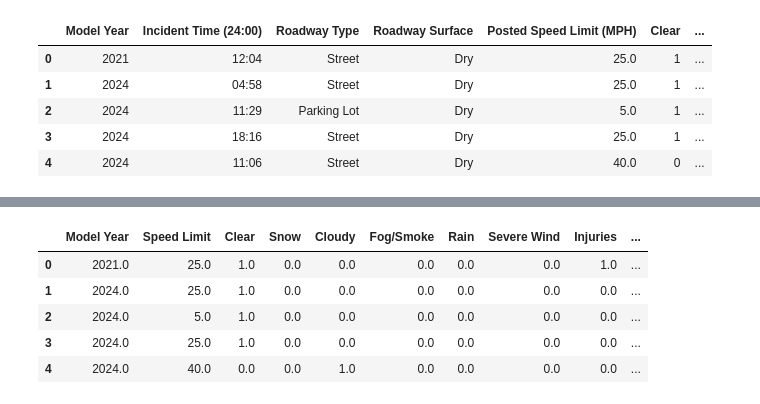
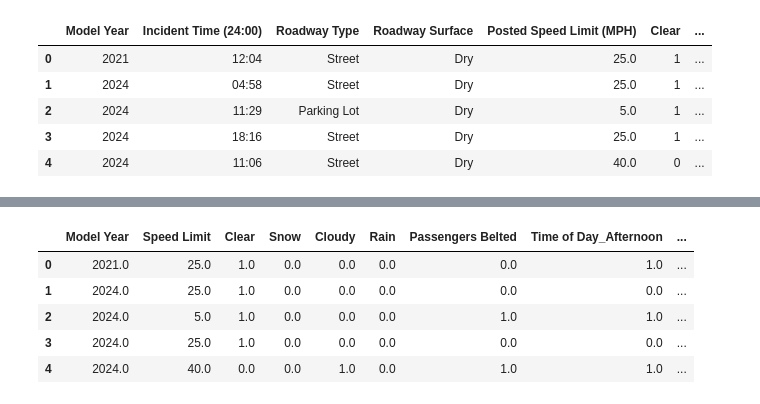
Before and after one commit to KevinPCarney/Project-04-Group-05, a Jupyter notebook: Machine Learning/car_crash_ml_notebook.ipynb, the cells around one changed output, grey strips where cells are left out. Cells and saved outputs as stored; diff of their text form; code cells hidden in the pictures.

```diff
--- a/Machine Learning/car_crash_ml_notebook.ipynb
+++ b/Machine Learning/car_crash_ml_notebook.ipynb
@@ -72,7 +87,7 @@ def categorize_time(incident_time): #X-pert advised
         elif "10:00" <= incident_time <= "16:00":
             return "Afternoon"
         else:
-            return "Evening / Night"
+            return "Night"
     else:
         return None  # or return a default value, e.g., "Unknown"
 
@@ -123,0 +123,6 @@ memory usage: 140.1+ KB
+# %%
+df_ml['Roadway Type'] = df_ml['Roadway Type'].replace({
+    'Unknown': 'Other',
+    'Traffic Circle': 'Other',
+    'Parking Lot': 'Other'
+})
@@ -123,0 +138,5 @@ memory usage: 140.1+ KB
+# %%
+df_ml['Roadway Surface'] = df_ml['Roadway Surface'].replace({
+    'Unknown': 'Wet',
+    'Snow / Slush / Ice': 'Wet'
+})
@@ -240,11 +213,10 @@ numeric_transformer = Pipeline(steps=[
     # ('scaler', StandardScaler())])
 
 # # Define preprocessing for the binary features ('CryoSleep', 'VIP', 'Side')
-binary_features = ['Clear', 'Snow', 'Cloudy', 'Fog/Smoke', 'Rain',
-       'Severe Wind', 'Injuries', 'Passengers Belted']
+binary_features = ['Clear', 'Snow', 'Cloudy', 'Rain', 'Passengers Belted']
 binary_transformer = Pipeline(steps=[
     ('imputer', SimpleImputer(strategy='most_frequent', missing_values=pd.NA)),
-    ('label', OrdinalEncoder())])  # Label encode for binary feature
+    ('label', OrdinalEncoder(handle_unknown='use_encoded_value', unknown_value=-1))])  # Label encode for binary feature
 
 # # Define preprocessing for categorical features ('HomePlanet', 'Destination', 'Deck')
 categorical_features = ['Time of Day', 'Roadway Type', 'Roadway Surface']
@@ -261,22 +233,22 @@ preprocessor = ColumnTransformer(
 # %%
 # Use only preprocessing pipeline to transform the data
 preprocessed_X_train = preprocessor.fit_transform(df_ml)
 
 # Convert preprocessed data to a DataFrame
 # Get the feature names after one-hot encoding
 encoded_feature_names = (numeric_features + binary_features +
                          list(preprocessor.transformers_[2][1]['onehot'].get_feature_names_out(categorical_features)))
 
 df_final = pd.DataFrame(preprocessed_X_train, columns=encoded_feature_names)
-df_final["Injuries"] = df.Injuries
+df_final["Injuries"] = df_ml.Injuries
 df_final.head()
 # %% [output]
-|  | Model Year | Speed Limit | Clear | Snow | Cloudy | Fog/Smoke | Rain | Severe Wind | Injuries | ... |
-| 0 | 2021.0 | 25.0 | 1.0 | 0.0 | 0.0 | 0.0 | 0.0 | 0.0 | 1.0 | ... |
-| 1 | 2024.0 | 25.0 | 1.0 | 0.0 | 0.0 | 0.0 | 0.0 | 0.0 | 0.0 | ... |
-| 2 | 2024.0 | 5.0 | 1.0 | 0.0 | 0.0 | 0.0 | 0.0 | 0.0 | 0.0 | ... |
-| 3 | 2024.0 | 25.0 | 1.0 | 0.0 | 0.0 | 0.0 | 0.0 | 0.0 | 0.0 | ... |
-| 4 | 2024.0 | 40.0 | 0.0 | 0.0 | 1.0 | 0.0 | 0.0 | 0.0 | 0.0 | ... |
+|  | Model Year | Speed Limit | Clear | Snow | Cloudy | Rain | Passengers Belted | Time of Day_Afternoon | ... |
+| 0 | 2021.0 | 25.0 | 1.0 | 0.0 | 0.0 | 0.0 | 0.0 | 1.0 | ... |
+| 1 | 2024.0 | 25.0 | 1.0 | 0.0 | 0.0 | 0.0 | 0.0 | 0.0 | ... |
+| 2 | 2024.0 | 5.0 | 1.0 | 0.0 | 0.0 | 0.0 | 1.0 | 1.0 | ... |
+| 3 | 2024.0 | 25.0 | 1.0 | 0.0 | 0.0 | 0.0 | 0.0 | 0.0 | ... |
+| 4 | 2024.0 | 40.0 | 0.0 | 0.0 | 1.0 | 0.0 | 1.0 | 1.0 | ... |
 # %%
 corrs = df_final.corr()
 corrs
```
Also changed, not shown: parts of 46 cells of this notebook.
